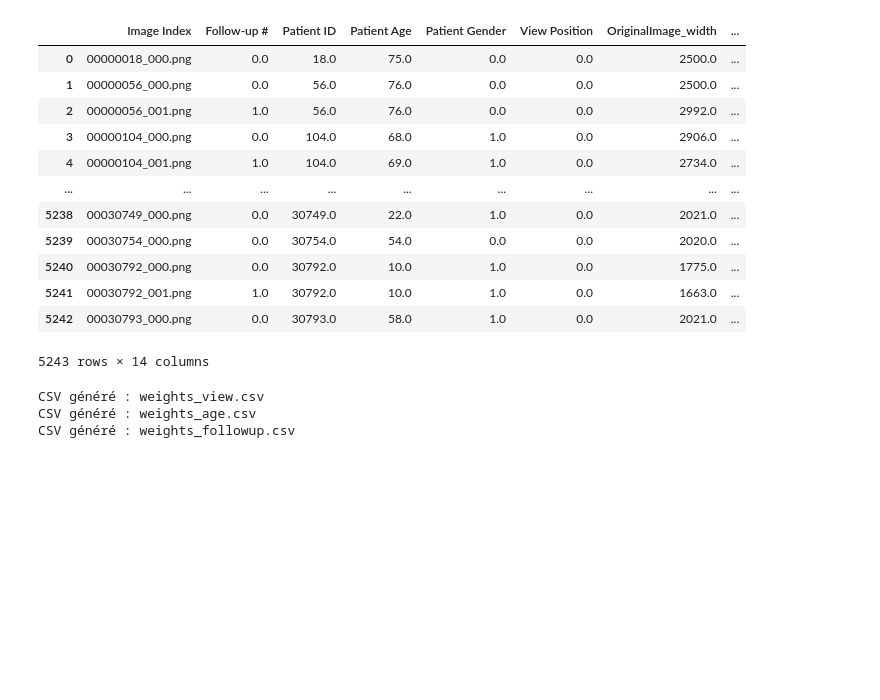
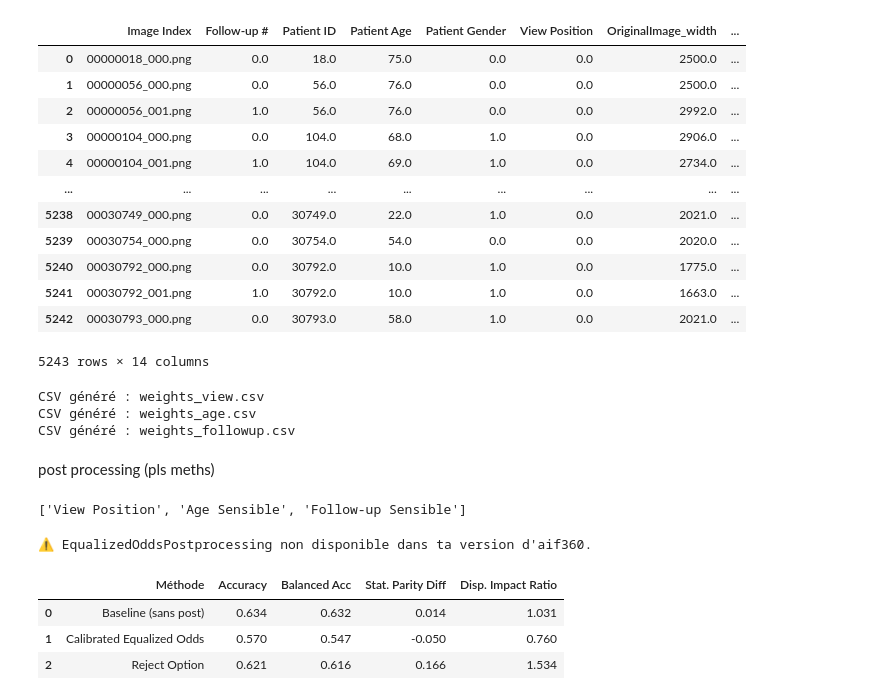
Before and after one commit to lenorabuggenhoudt/Fairness, a Jupyter notebook: project.ipynb, the cells around one changed output. Saved outputs shown, nothing was run; the diff lists cells and outputs as text; code cells hidden in the pictures; blank space fills up the shorter version.

```diff
--- a/project.ipynb
+++ b/project.ipynb
@@ -808,3 +808,5 @@ reweight_by_attribute(df=df_encoded, attr_name="Follow-up Sensible", privileged_
 CSV généré : weights_view.csv
 CSV généré : weights_age.csv
 CSV généré : weights_followup.csv
+# %% [markdown]
+post processing (pls meths)
@@ -810,0 +891,22 @@ CSV généré : weights_followup.csv
+# %%
+print(test_dataset.protected_attribute_names)
+# %% [output]
+['View Position', 'Age Sensible', 'Follow-up Sensible']
+# %%
+df_post = run_postprocessing_methods(
+    model=model_rw,
+    X_test=X_test,
+    y_test=y_test,
+    y_scores=model_rw.predict_proba(X_test)[:, 1],
+    test_dataset=test_dataset,
+    privileged_groups=privileged_groups,
+    unprivileged_groups=unprivileged_groups
+)
+
+display(df_post)
+# %% [output]
+⚠️ EqualizedOddsPostprocessing non disponible dans ta version d'aif360.
+|  | Méthode | Accuracy | Balanced Acc | Stat. Parity Diff | Disp. Impact Ratio |
+| 0 | Baseline (sans post) | 0.634 | 0.632 | 0.014 | 1.031 |
+| 1 | Calibrated Equalized Odds | 0.570 | 0.547 | -0.050 | 0.760 |
+| 2 | Reject Option | 0.621 | 0.616 | 0.166 | 1.534 |
```
Also changed, not shown: parts of 6 cells of this notebook.
